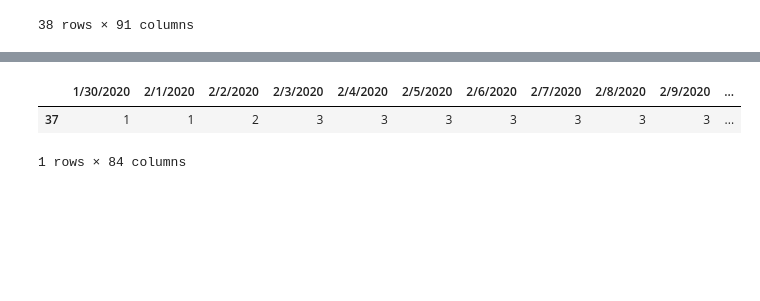
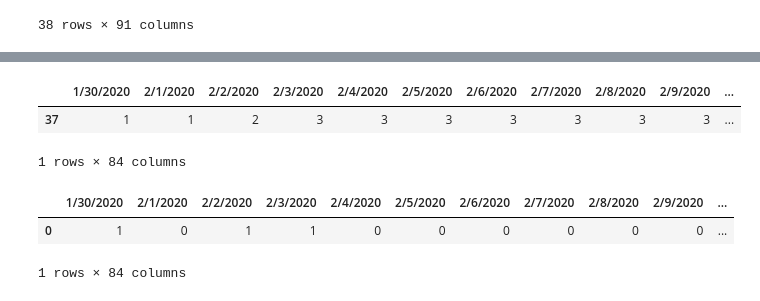
Before and after one commit to 41x3n/Impact-of-lockdown-in-India-COVID-19, a Jupyter notebook: analysis.ipynb, the cells around one changed output, grey strips where cells are left out. Drawn from its saved outputs; the diff is of its cells as text; code cells hidden in the pictures; blank space fills up the shorter version.

```diff
--- a/analysis.ipynb
+++ b/analysis.ipynb
@@ -93,9 +93,39 @@ fig.update_layout(title_text='Cases of Covid-19 in India in last 4 months')
 fig.show()
 # %% [output]
 [interactive output not drawn]
-# %%
-total_confirm
-# %% [output]
-|  | 1/30/2020 | 2/1/2020 | 2/2/2020 | 2/3/2020 | 2/4/2020 | 2/5/2020 | 2/6/2020 | 2/7/2020 | 2/8/2020 | 2/9/2020 | ... |
-| 37 | 1 | 1 | 2 | 3 | 3 | 3 | 3 | 3 | 3 | 3 | ... |
-1 rows × 84 columns
+# %%
+total_confirm = confirmed_df[37:]
+total_confirm = total_confirm.drop(['STATE/UT', 'CODE', 'LATITUDE', 'LONGITUDE', 'PER CAPITA INCOME (INR)', 'POPULATION', 'AVERAGE TEMPERATURE (°C)'], axis=1)
+total_confirm
+# %% [output]
+|  | 1/30/2020 | 2/1/2020 | 2/2/2020 | 2/3/2020 | 2/4/2020 | 2/5/2020 | 2/6/2020 | 2/7/2020 | 2/8/2020 | 2/9/2020 | ... |
+| 37 | 1 | 1 | 2 | 3 | 3 | 3 | 3 | 3 | 3 | 3 | ... |
+1 rows × 84 columns
+# %%
+total_confirm = confirmed_df[37:]
+total_confirm = total_confirm.drop(['STATE/UT', 'CODE', 'LATITUDE', 'LONGITUDE', 'PER CAPITA INCOME (INR)', 'POPULATION', 'AVERAGE TEMPERATURE (°C)'], axis=1)
+total_confirm = total_confirm.to_dict(orient='records')
+total_confirm = total_confirm[0]
+total_confirm_list = []
+for key, value in total_confirm.items():
+    temp = [key,value]
+    total_confirm_list.append(temp)
+
+new_list = []
+new_list.append(total_confirm_list[0])
+for x in range(1, len(total_confirm_list)):
+  val = total_confirm_list[x][1] - total_confirm_list[x-1][1]
+  new_list.append([total_confirm_list[x][0], val])
+
+new_dict = [{}]
+for x in new_list:
+  key = x[0]
+  value = x[1]
+  new_dict[0][key] = value
+
+confirm_case_daily = pd.DataFrame.from_dict(new_dict)
+confirm_case_daily
+# %% [output]
+|  | 1/30/2020 | 2/1/2020 | 2/2/2020 | 2/3/2020 | 2/4/2020 | 2/5/2020 | 2/6/2020 | 2/7/2020 | 2/8/2020 | 2/9/2020 | ... |
+| 0 | 1 | 0 | 1 | 1 | 0 | 0 | 0 | 0 | 0 | 0 | ... |
+1 rows × 84 columns
```
Also changed, not shown: parts of 1 cell of this notebook.
